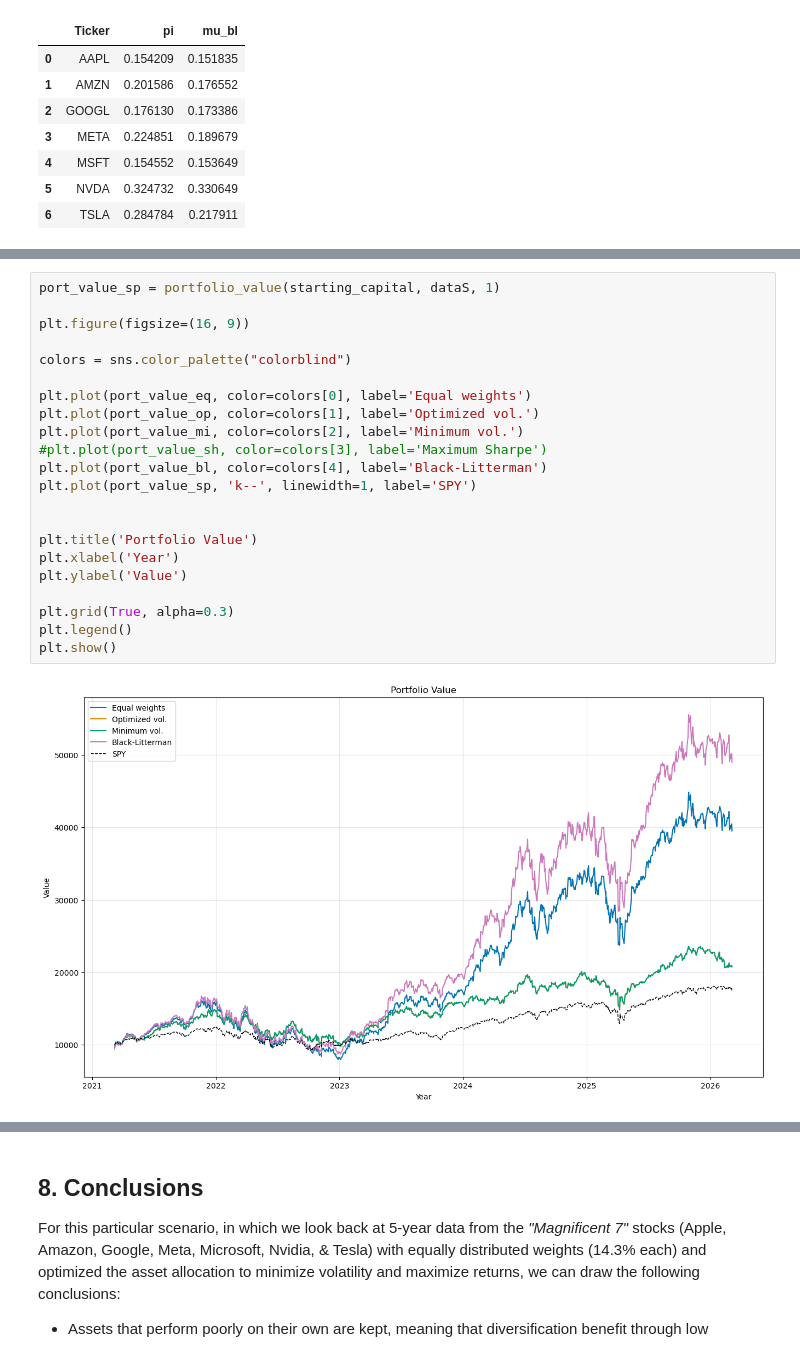
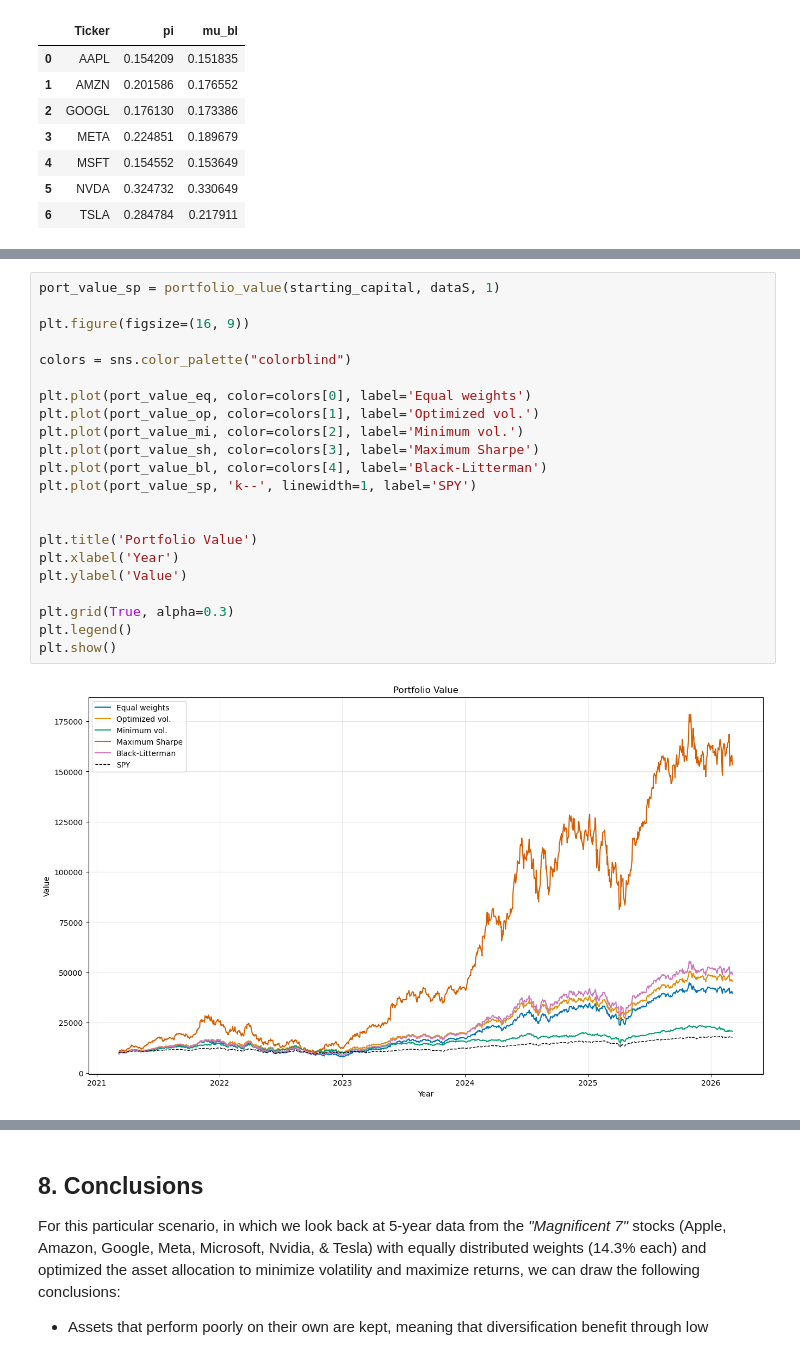
Before and after one commit to wveratudela/quant-research, a Jupyter notebook: Q3_portfolio_optimization/Q3_notebook.ipynb, the cells around one changed output, grey strips where cells are left out. Saved outputs shown, nothing was run; the diff lists cells and outputs as text.

Commit message:
Q4 finished and Q1-3 updated
Q1 updated conclusions
Q2 updated conclusions
Q3 weight bar plot added
Q4 finished

```diff
--- a/Q3_portfolio_optimization/Q3_notebook.ipynb
+++ b/Q3_portfolio_optimization/Q3_notebook.ipynb
@@ -350,24 +354,24 @@ plt.show()
 # %%
 port_value_sp = portfolio_value(starting_capital, dataS, 1)
 
 plt.figure(figsize=(16, 9))
 
 colors = sns.color_palette("colorblind")
 
 plt.plot(port_value_eq, color=colors[0], label='Equal weights')
 plt.plot(port_value_op, color=colors[1], label='Optimized vol.')
 plt.plot(port_value_mi, color=colors[2], label='Minimum vol.')
-#plt.plot(port_value_sh, color=colors[3], label='Maximum Sharpe')
+plt.plot(port_value_sh, color=colors[3], label='Maximum Sharpe')
 plt.plot(port_value_bl, color=colors[4], label='Black-Litterman')
 plt.plot(port_value_sp, 'k--', linewidth=1, label='SPY')
 
 
 plt.title('Portfolio Value')
 plt.xlabel('Year')
 plt.ylabel('Value')
 
 plt.grid(True, alpha=0.3)
 plt.legend()
 plt.show()
 # %% [output]
-[figure, old version]
+[figure, new version]
```
Also changed, not shown: parts of 10 cells of this notebook, 6 other files.
